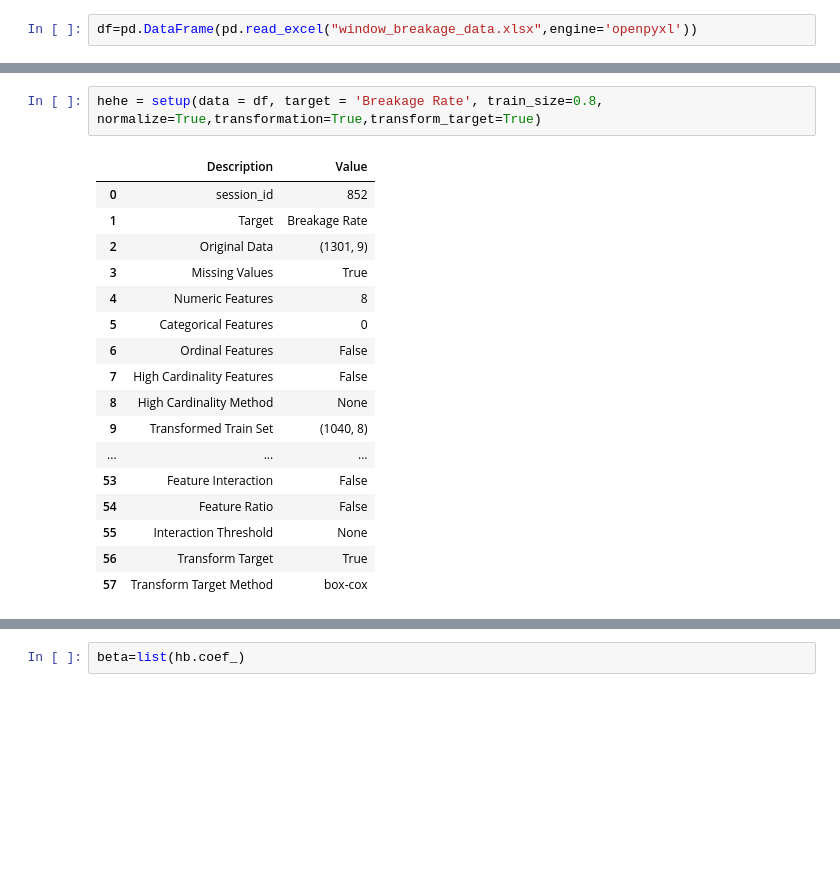
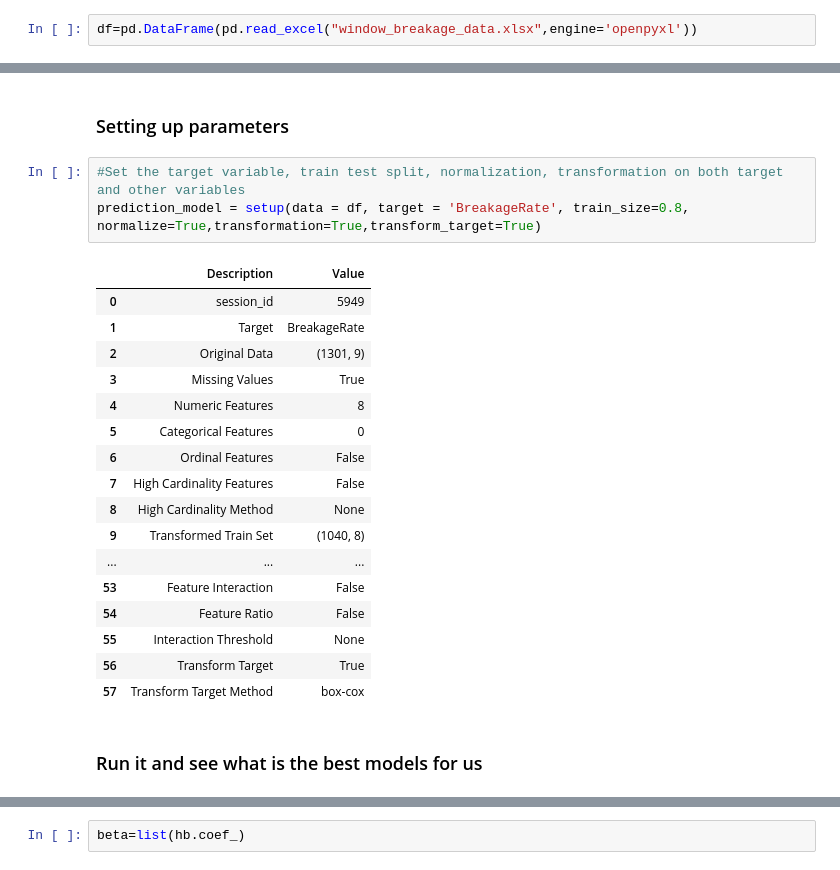
Before and after one commit to paul46186/predict_optimization, a Jupyter notebook: Window breakage with Pycaret.ipynb, the cells around one changed output, grey strips where cells are left out. Drawn from its saved outputs; the diff is of its cells as text; blank space fills up the shorter version.

```diff
--- a/Window breakage with Pycaret.ipynb
+++ b/Window breakage with Pycaret.ipynb
@@ -49,10 +55,13 @@ Index(['Breakage Rate', 'Window Size', 'Glass thickness', 'Ambient Temp',
       dtype='object')
+# %% [markdown]
+### Setting up parameters
 # %%
-hehe = setup(data = df, target = 'Breakage Rate', train_size=0.8,  normalize=True,transformation=True,transform_target=True)
+#Set the target variable, train test split, normalization, transformation on both target and other variables
+prediction_model = setup(data = df, target = 'BreakageRate', train_size=0.8,  normalize=True,transformation=True,transform_target=True)
 # %% [output]
 |  | Description | Value |
-| 0 | session_id | 852 |
-| 1 | Target | Breakage Rate |
+| 0 | session_id | 5949 |
+| 1 | Target | BreakageRate |
 | 2 | Original Data | (1301, 9) |
 | 3 | Missing Values | True |
 | 4 | Numeric Features | 8 |
@@ -67,6 +76,8 @@ hehe = setup(data = df, target = 'Breakage Rate', train_size=0.8,  normalize=Tru
 | 55 | Interaction Threshold | None |
 | 56 | Transform Target | True |
 | 57 | Transform Target Method | box-cox |
+# %% [markdown]
+### Run it and see what is the best models for us
 # %%
 best = compare_models()
 # %% [output]
```
Also changed, not shown: parts of 38 cells of this notebook.
